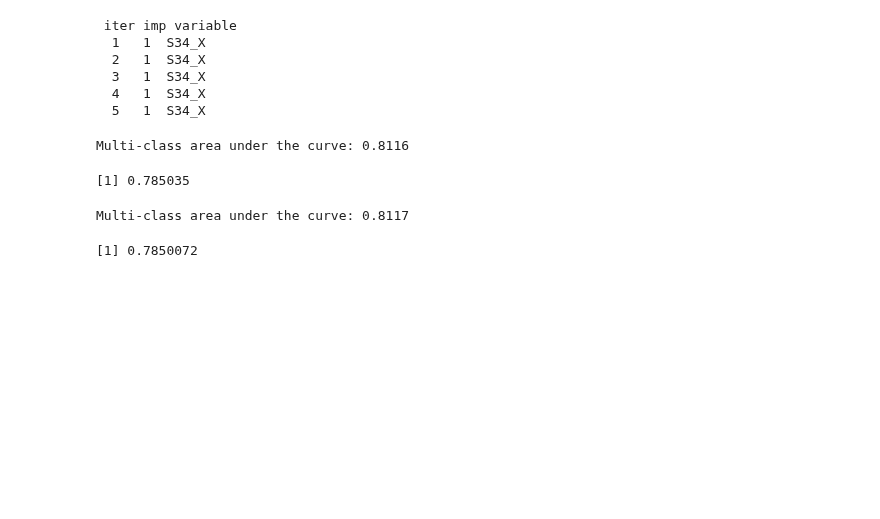
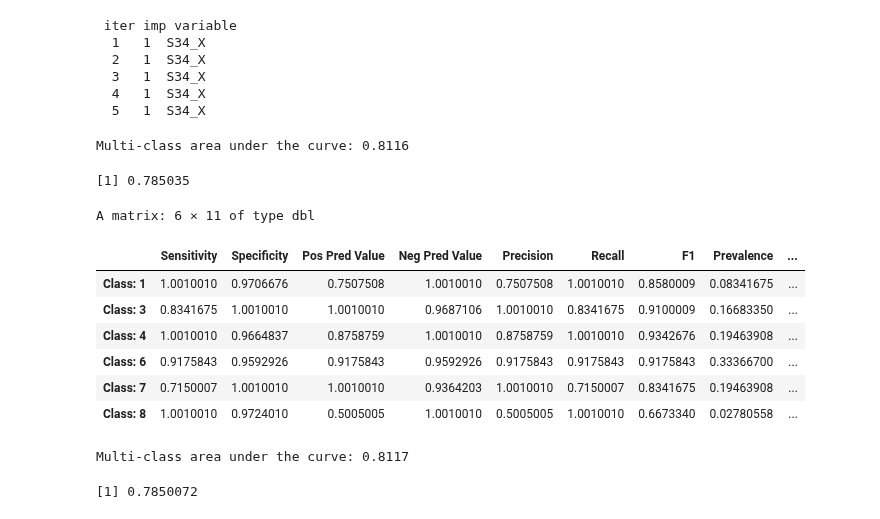
Before and after one commit to Kovacs-Lab/Geneva_Ionomics, a Jupyter notebook: Medium_Six_Final.ipynb, the cells around one changed output. Drawn from its saved outputs; the diff is of its cells as text; code cells hidden in the pictures; blank space fills up the shorter version.

Commit message:
Added Aggregated Classifier Metrics
added metrics to Medium_Six_Final.ipynb and fixed typos in Big_Four_Final

```diff
--- a/Medium_Six_Final.ipynb
+++ b/Medium_Six_Final.ipynb
@@ -141,6 +110,25 @@ mean.impute #print the LDA model average to the screen
 # %% [output]
 Multi-class area under the curve: 0.8116
 [1] 0.785035
+# %%
+#data imputed with missMDA regularized method
+cm = 0 #start our average with 0
+for (x in 1:1000){ # run 1000 permutations
+    set.seed(x) #cycle through many random generator seeds
+    missMDA.cm <- confusionMatrix(data=as.factor(predictions.impute$class), reference = as.factor(test.data.impute$spec_as_int), dnn = c("Prediction", "Reference"), prevalence = NULL, mode="everything") #generate confusion matrix
+    cm <- missMDA.cm$byClass + cm #add average to classifier metrics
+}
+cm = cm/999 #divide running total by number of runs to find our average AUC accuracy
+cm #print the missMDA imputed classifier metrics average to the screen
+# %% [output]
+A matrix: 6 × 11 of type dbl
+|  | Sensitivity | Specificity | Pos Pred Value | Neg Pred Value | Precision | Recall | F1 | Prevalence | ... |
+| Class: 1 | 1.0010010 | 0.9706676 | 0.7507508 | 1.0010010 | 0.7507508 | 1.0010010 | 0.8580009 | 0.08341675 | ... |
+| Class: 3 | 0.8341675 | 1.0010010 | 1.0010010 | 0.9687106 | 1.0010010 | 0.8341675 | 0.9100009 | 0.16683350 | ... |
+| Class: 4 | 1.0010010 | 0.9664837 | 0.8758759 | 1.0010010 | 0.8758759 | 1.0010010 | 0.9342676 | 0.19463908 | ... |
+| Class: 6 | 0.9175843 | 0.9592926 | 0.9175843 | 0.9592926 | 0.9175843 | 0.9175843 | 0.9175843 | 0.33366700 | ... |
+| Class: 7 | 0.7150007 | 1.0010010 | 1.0010010 | 0.9364203 | 1.0010010 | 0.7150007 | 0.8341675 | 0.19463908 | ... |
+| Class: 8 | 1.0010010 | 0.9724010 | 0.5005005 | 1.0010010 | 0.5005005 | 1.0010010 | 0.6673340 | 0.02780558 | ... |
 # %%
 #data imputed with mice, norm.boot method
 mean.mice = 0 #Start our average with 0
```
Also changed, not shown: parts of 2 cells of this notebook, 1 other file.
